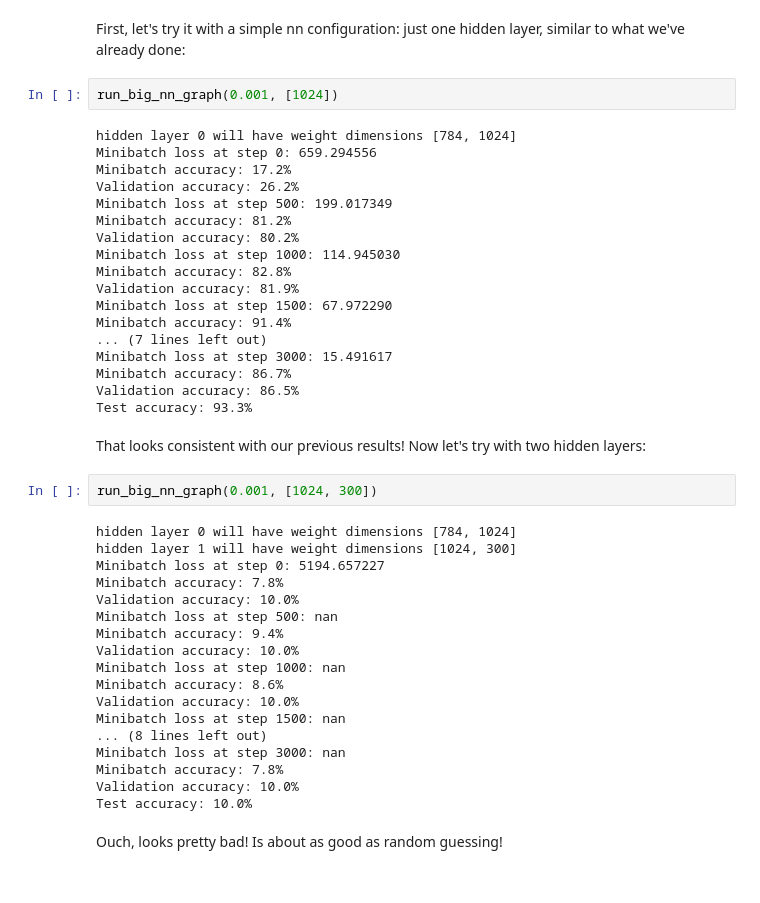
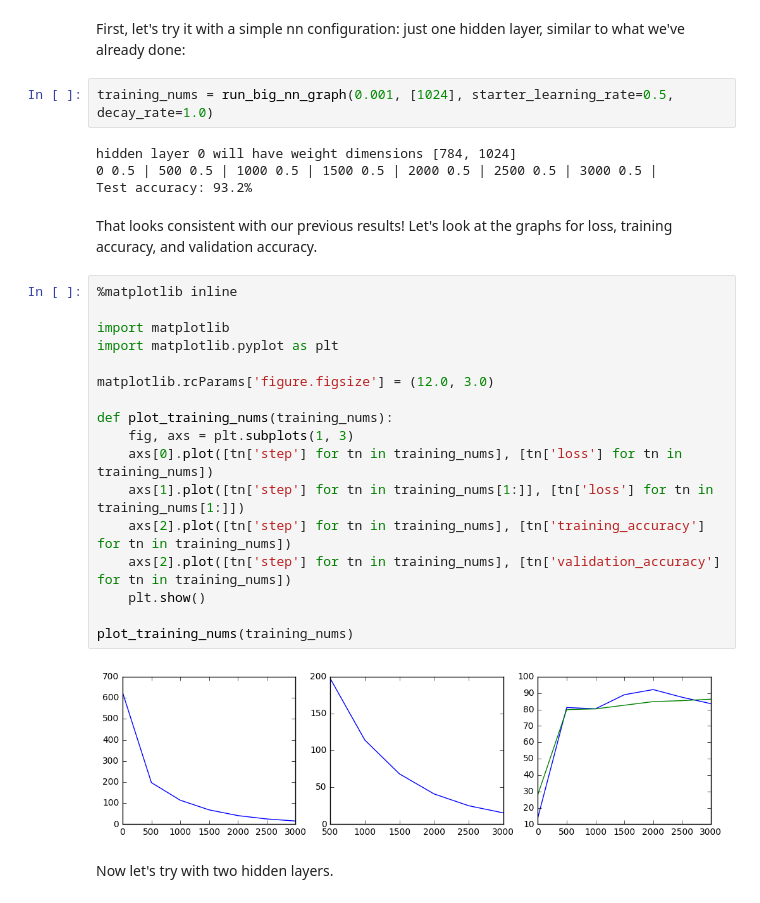
Before and after one commit to aduston/deeplearning, a Jupyter notebook: 3_regularization.ipynb, the cells around one changed output. Cells and saved outputs as stored; diff of their text form.

```diff
--- a/3_regularization.ipynb
+++ b/3_regularization.ipynb
@@ -348,46 +365,31 @@ def run_big_nn_graph(l2_beta, hidden_layer_sizes, num_steps=3001):
 # %% [markdown]
 First, let's try it with a simple nn configuration: just one hidden layer, similar to what we've already done:
-# %%
-run_big_nn_graph(0.001, [1024])
-# %% [output]
-hidden layer 0 will have weight dimensions [784, 1024]
-Minibatch loss at step 0: 659.294556
-Minibatch accuracy: 17.2%
-Validation accuracy: 26.2%
-Minibatch loss at step 500: 199.017349
-Minibatch accuracy: 81.2%
-Validation accuracy: 80.2%
-Minibatch loss at step 1000: 114.945030
-Minibatch accuracy: 82.8%
-Validation accuracy: 81.9%
-Minibatch loss at step 1500: 67.972290
-Minibatch accuracy: 91.4%
-... (7 lines left out)
-Minibatch loss at step 3000: 15.491617
-Minibatch accuracy: 86.7%
-Validation accuracy: 86.5%
-Test accuracy: 93.3%
+# %%
+training_nums = run_big_nn_graph(0.001, [1024], starter_learning_rate=0.5, decay_rate=1.0)
+# %% [output]
+hidden layer 0 will have weight dimensions [784, 1024]
+0 0.5 | 500 0.5 | 1000 0.5 | 1500 0.5 | 2000 0.5 | 2500 0.5 | 3000 0.5 |
+Test accuracy: 93.2%
+# %% [markdown]
+That looks consistent with our previous results! Let's look at the graphs for loss, training accuracy, and validation accuracy.
+# %%
+%matplotlib inline
+
+import matplotlib
+import matplotlib.pyplot as plt
+
+matplotlib.rcParams['figure.figsize'] = (12.0, 3.0)
+
+def plot_training_nums(training_nums):
+    fig, axs = plt.subplots(1, 3)
+    axs[0].plot([tn['step'] for tn in training_nums], [tn['loss'] for tn in training_nums])
+    axs[1].plot([tn['step'] for tn in training_nums[1:]], [tn['loss'] for tn in training_nums[1:]])
+    axs[2].plot([tn['step'] for tn in training_nums], [tn['training_accuracy'] for tn in training_nums])
+    axs[2].plot([tn['step'] for tn in training_nums], [tn['validation_accuracy'] for tn in training_nums])
+    plt.show()
+
+plot_training_nums(training_nums)
+# %% [output]
+[figure, added]
 # %% [markdown]
-That looks consistent with our previous results! Now let's try with two hidden layers:
+Now let's try with two hidden layers.
-# %%
-run_big_nn_graph(0.001, [1024, 300])
-# %% [output]
-hidden layer 0 will have weight dimensions [784, 1024]
-hidden layer 1 will have weight dimensions [1024, 300]
-Minibatch loss at step 0: 5194.657227
-Minibatch accuracy: 7.8%
-Validation accuracy: 10.0%
-Minibatch loss at step 500: nan
-Minibatch accuracy: 9.4%
-Validation accuracy: 10.0%
-Minibatch loss at step 1000: nan
-Minibatch accuracy: 8.6%
-Validation accuracy: 10.0%
-Minibatch loss at step 1500: nan
-... (8 lines left out)
-Minibatch loss at step 3000: nan
-Minibatch accuracy: 7.8%
-Validation accuracy: 10.0%
-Test accuracy: 10.0%
-# %% [markdown]
-Ouch, looks pretty bad! Is about as good as random guessing!
```
Also changed, not shown: parts of 15 cells of this notebook.
